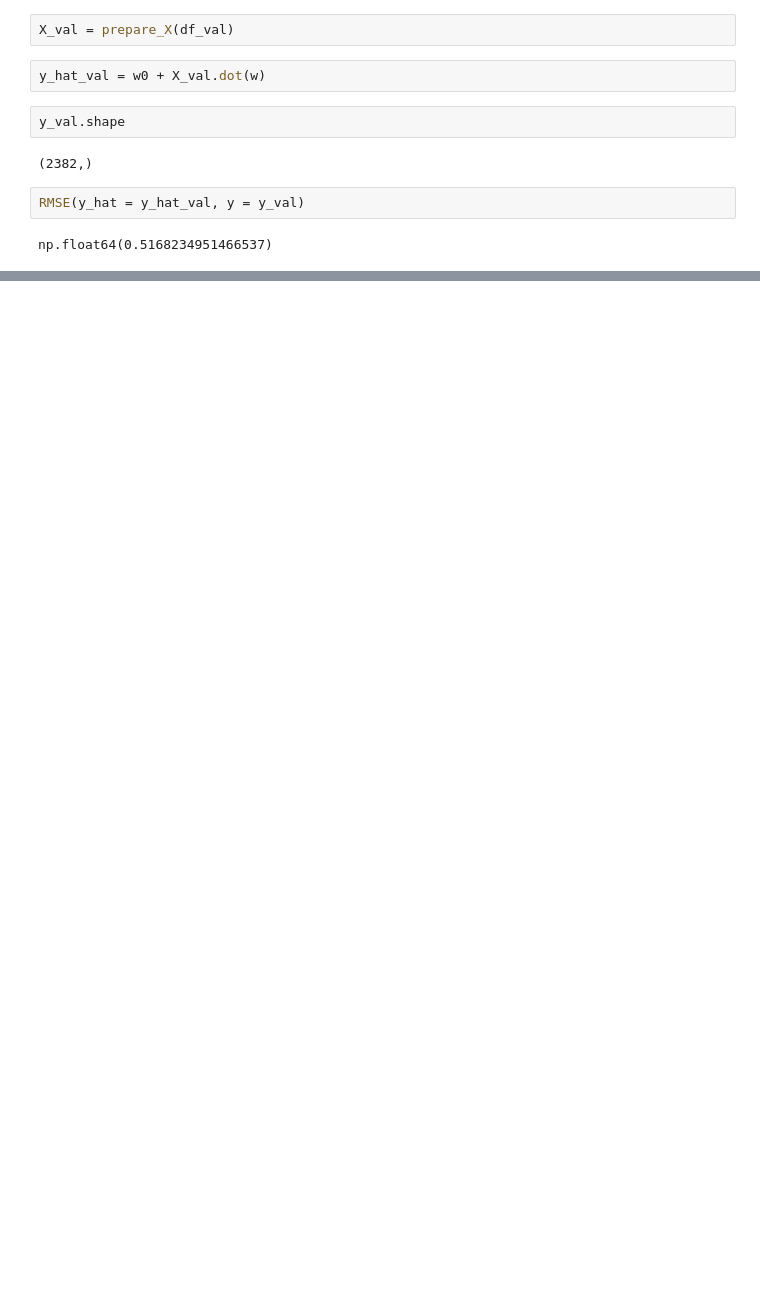
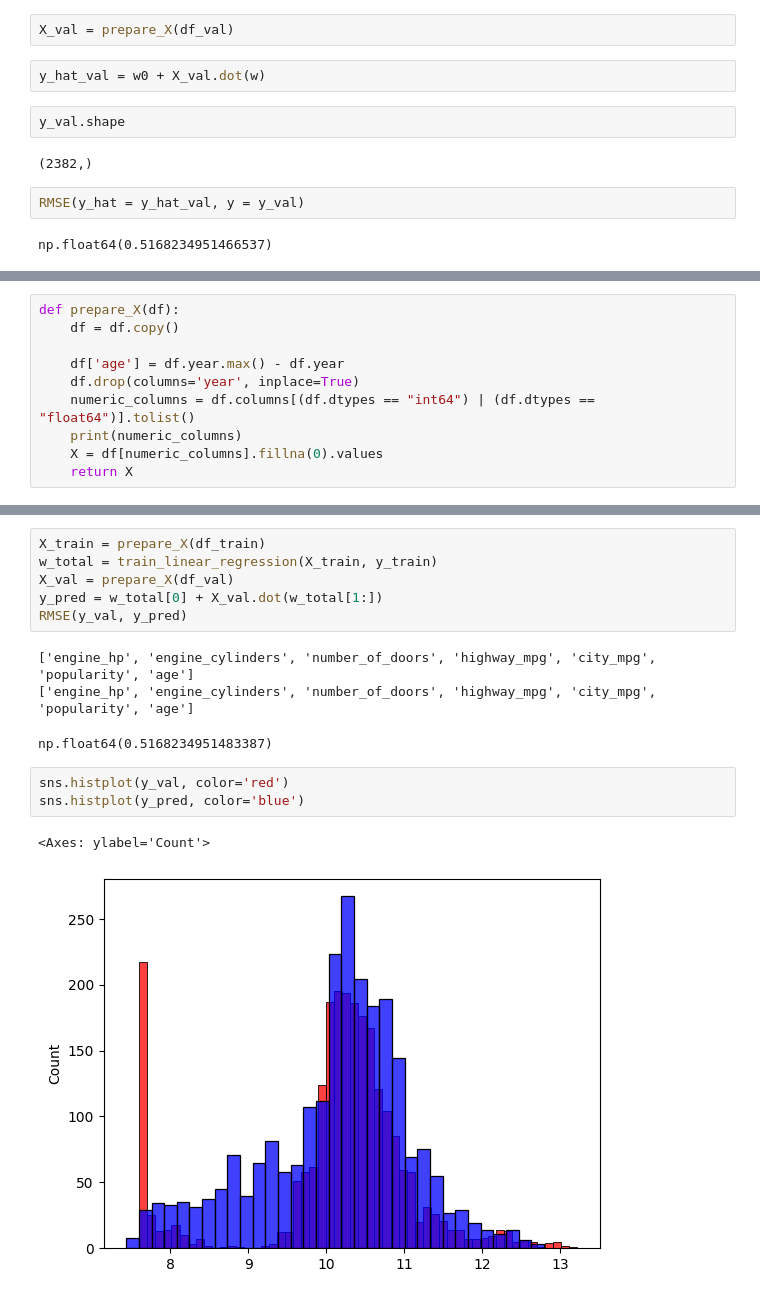
Before and after one commit to AurisNauris/ML-zoomcamp-homework, a Jupyter notebook: 02-regression/02_notebook.ipynb, the cells around one changed output, grey strips where cells are left out. Saved outputs shown, nothing was run; the diff lists cells and outputs as text; blank space fills up the shorter version.

```diff
--- a/02-regression/02_notebook.ipynb
+++ b/02-regression/02_notebook.ipynb
@@ -365,0 +383,10 @@ np.float64(0.5168234951466537)
+# %%
+def prepare_X(df):
+    df = df.copy()
+
+    df['age'] = df.year.max() - df.year
+    df.drop(columns='year', inplace=True)
+    numeric_columns = df.columns[(df.dtypes == "int64") | (df.dtypes == "float64")].tolist()
+    print(numeric_columns)
+    X = df[numeric_columns].fillna(0).values
+    return X
@@ -365,0 +418,16 @@ np.float64(0.5168234951466537)
+# %%
+X_train = prepare_X(df_train)
+w_total = train_linear_regression(X_train, y_train)
+X_val = prepare_X(df_val)
+y_pred = w_total[0] + X_val.dot(w_total[1:])
+RMSE(y_val, y_pred)
+# %% [output]
+['engine_hp', 'engine_cylinders', 'number_of_doors', 'highway_mpg', 'city_mpg', 'popularity', 'age']
+['engine_hp', 'engine_cylinders', 'number_of_doors', 'highway_mpg', 'city_mpg', 'popularity', 'age']
+np.float64(0.5168234951483387)
+# %%
+sns.histplot(y_val, color='red')
+sns.histplot(y_pred, color='blue')
+# %% [output]
+<Axes: ylabel='Count'>
+[figure, added]
```
Also changed, not shown: parts of 5 cells of this notebook, 1 other file.
